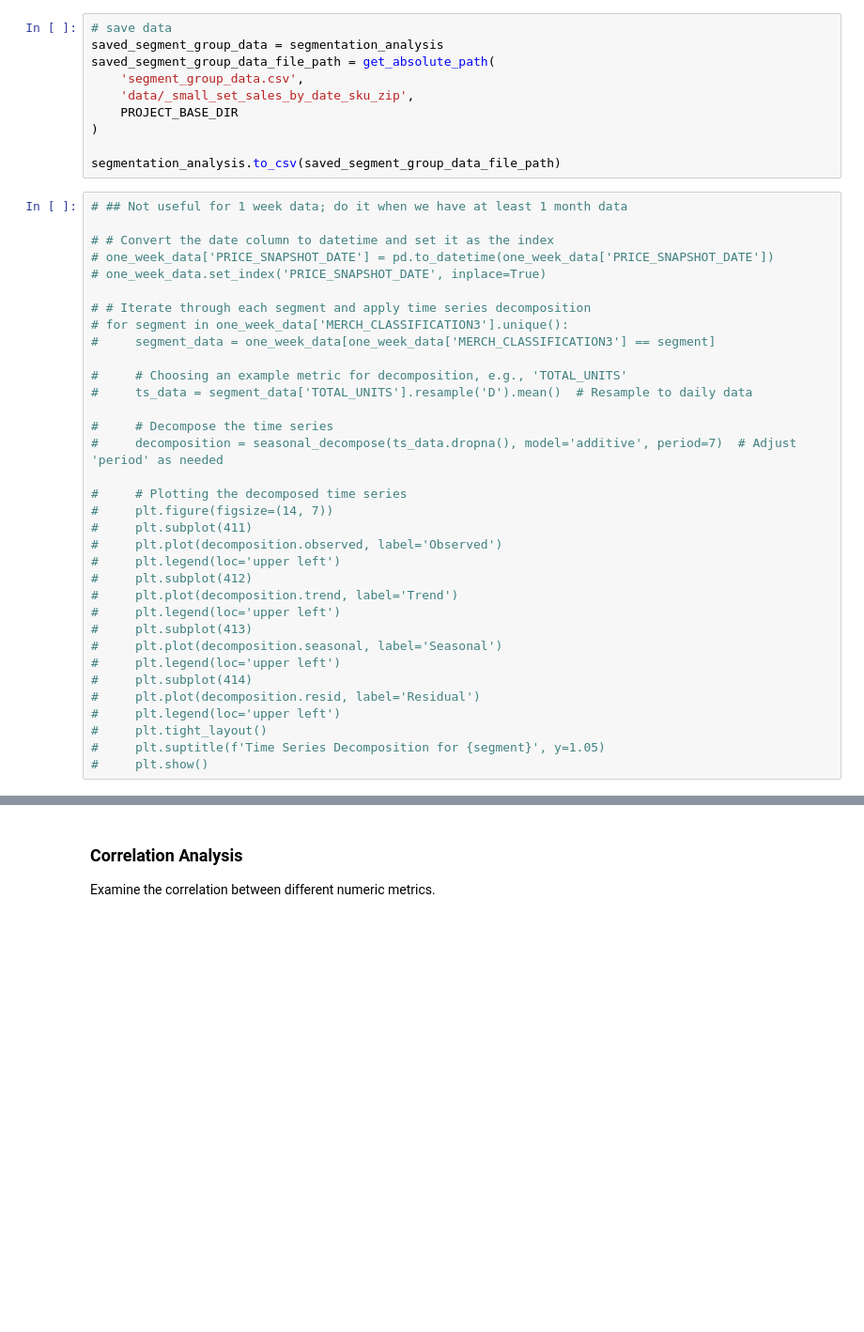
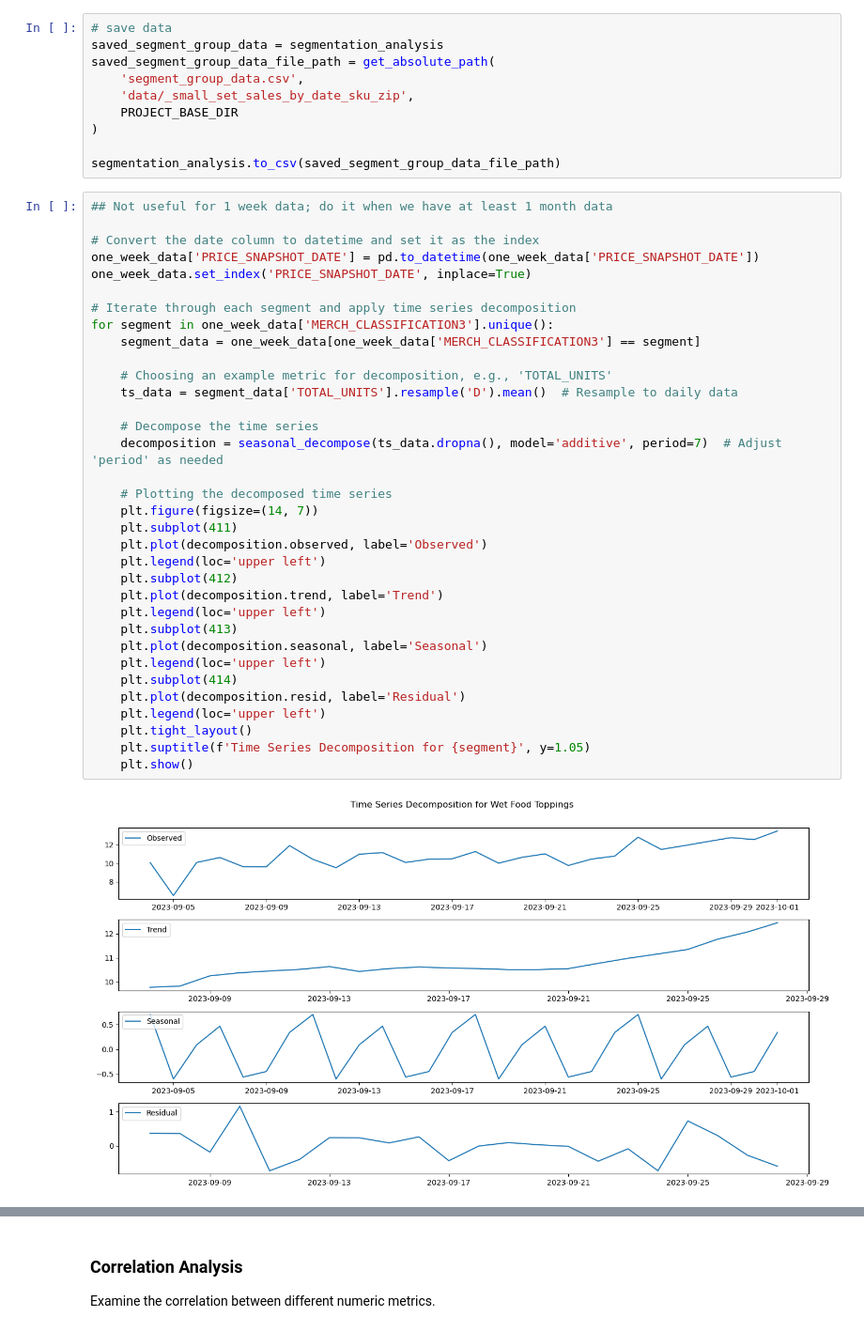
Before and after one commit to yli3-chwy/PulseGuard-Sales, a Jupyter notebook: notebooks/oneweek_Premium_eda.ipynb, the cells around one changed output, grey strips where cells are left out. Shown at 94% size. Saved outputs shown, nothing was run; the diff lists cells and outputs as text; blank space fills up the shorter version.

```diff
--- a/notebooks/oneweek_Premium_eda.ipynb
+++ b/notebooks/oneweek_Premium_eda.ipynb
@@ -220,36 +220,38 @@ saved_segment_group_data_file_path = get_absolute_path(
 
 segmentation_analysis.to_csv(saved_segment_group_data_file_path)
 # %%
-# ## Not useful for 1 week data; do it when we have at least 1 month data
+## Not useful for 1 week data; do it when we have at least 1 month data
 
-# # Convert the date column to datetime and set it as the index
-# one_week_data['PRICE_SNAPSHOT_DATE'] = pd.to_datetime(one_week_data['PRICE_SNAPSHOT_DATE'])
-# one_week_data.set_index('PRICE_SNAPSHOT_DATE', inplace=True)
+# Convert the date column to datetime and set it as the index
+one_week_data['PRICE_SNAPSHOT_DATE'] = pd.to_datetime(one_week_data['PRICE_SNAPSHOT_DATE'])
+one_week_data.set_index('PRICE_SNAPSHOT_DATE', inplace=True)
 
-# # Iterate through each segment and apply time series decomposition
-# for segment in one_week_data['MERCH_CLASSIFICATION3'].unique():
-#     segment_data = one_week_data[one_week_data['MERCH_CLASSIFICATION3'] == segment]
+# Iterate through each segment and apply time series decomposition
+for segment in one_week_data['MERCH_CLASSIFICATION3'].unique():
+    segment_data = one_week_data[one_week_data['MERCH_CLASSIFICATION3'] == segment]
 
-#     # Choosing an example metric for decomposition, e.g., 'TOTAL_UNITS'
-#     ts_data = segment_data['TOTAL_UNITS'].resample('D').mean()  # Resample to daily data
+    # Choosing an example metric for decomposition, e.g., 'TOTAL_UNITS'
+    ts_data = segment_data['TOTAL_UNITS'].resample('D').mean()  # Resample to daily data
 
-#     # Decompose the time series
-#     decomposition = seasonal_decompose(ts_data.dropna(), model='additive', period=7)  # Adjust 'period' as needed
+    # Decompose the time series
+    decomposition = seasonal_decompose(ts_data.dropna(), model='additive', period=7)  # Adjust 'period' as needed
 
-#     # Plotting the decomposed time series
-#     plt.figure(figsize=(14, 7))
-#     plt.subplot(411)
-#     plt.plot(decomposition.observed, label='Observed')
-#     plt.legend(loc='upper left')
-#     plt.subplot(412)
-#     plt.plot(decomposition.trend, label='Trend')
-#     plt.legend(loc='upper left')
-#     plt.subplot(413)
-#     plt.plot(decomposition.seasonal, label='Seasonal')
-#     plt.legend(loc='upper left')
-#     plt.subplot(414)
-#     plt.plot(decomposition.resid, label='Residual')
-#     plt.legend(loc='upper left')
-#     plt.tight_layout()
-#     plt.suptitle(f'Time Series Decomposition for {segment}', y=1.05)
-#     plt.show()
+    # Plotting the decomposed time series
+    plt.figure(figsize=(14, 7))
+    plt.subplot(411)
+    plt.plot(decomposition.observed, label='Observed')
+    plt.legend(loc='upper left')
+    plt.subplot(412)
+    plt.plot(decomposition.trend, label='Trend')
+    plt.legend(loc='upper left')
+    plt.subplot(413)
+    plt.plot(decomposition.seasonal, label='Seasonal')
+    plt.legend(loc='upper left')
+    plt.subplot(414)
+    plt.plot(decomposition.resid, label='Residual')
+    plt.legend(loc='upper left')
+    plt.tight_layout()
+    plt.suptitle(f'Time Series Decomposition for {segment}', y=1.05)
+    plt.show()
+# %% [output]
+[figure, added]
```
Also changed, not shown: parts of 2 cells of this notebook, 8 other files.
